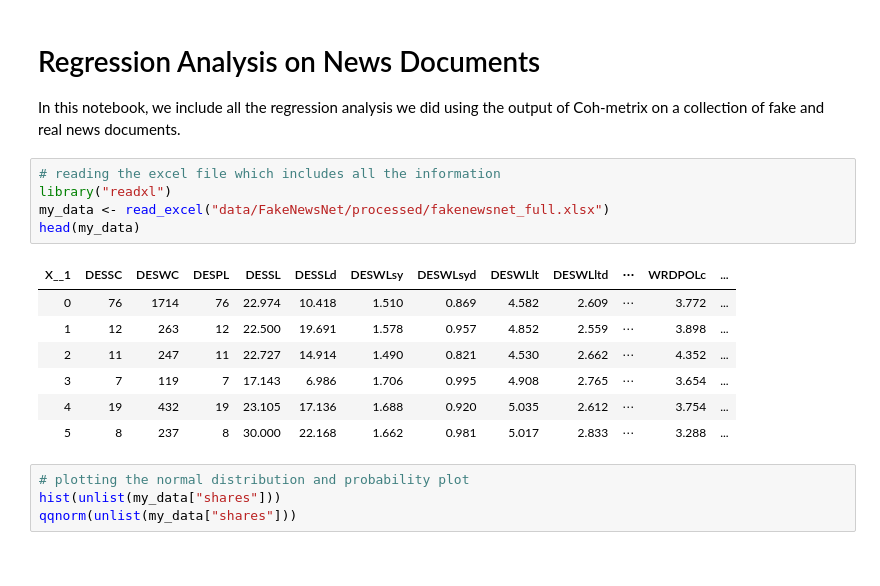
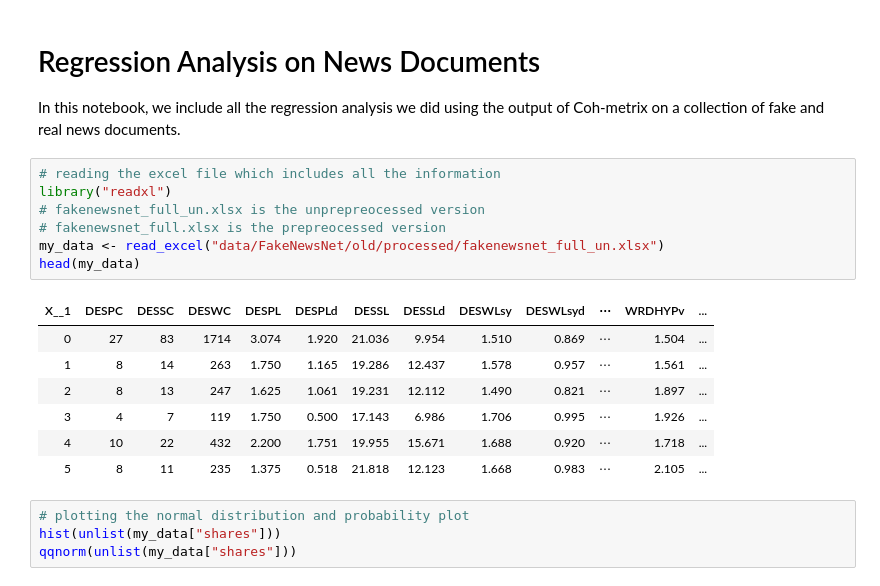
Before and after one commit to phosseini/SBP-BRiMS2019, a Jupyter notebook: regression_analysis.ipynb, the cells around one changed output. Drawn from its saved outputs; the diff is of its cells as text.

```diff
--- a/regression_analysis.ipynb
+++ b/regression_analysis.ipynb
@@ -4,16 +4,18 @@ In this notebook, we include all the regression analysis we did using the output
 # %%
 # reading the excel file which includes all the information
 library("readxl")
-my_data <- read_excel("data/FakeNewsNet/processed/fakenewsnet_full.xlsx")
+# fakenewsnet_full_un.xlsx is the unprepreocessed version
+# fakenewsnet_full.xlsx is the prepreocessed version
+my_data <- read_excel("data/FakeNewsNet/old/processed/fakenewsnet_full_un.xlsx")
 head(my_data)
 # %% [output]
-| X__1 | DESSC | DESWC | DESPL | DESSL | DESSLd | DESWLsy | DESWLsyd | DESWLlt | DESWLltd | ⋯ | WRDPOLc | ... |
-| 0 | 76 | 1714 | 76 | 22.974 | 10.418 | 1.510 | 0.869 | 4.582 | 2.609 | ⋯ | 3.772 | ... |
-| 1 | 12 | 263 | 12 | 22.500 | 19.691 | 1.578 | 0.957 | 4.852 | 2.559 | ⋯ | 3.898 | ... |
-| 2 | 11 | 247 | 11 | 22.727 | 14.914 | 1.490 | 0.821 | 4.530 | 2.662 | ⋯ | 4.352 | ... |
-| 3 | 7 | 119 | 7 | 17.143 | 6.986 | 1.706 | 0.995 | 4.908 | 2.765 | ⋯ | 3.654 | ... |
-| 4 | 19 | 432 | 19 | 23.105 | 17.136 | 1.688 | 0.920 | 5.035 | 2.612 | ⋯ | 3.754 | ... |
-| 5 | 8 | 237 | 8 | 30.000 | 22.168 | 1.662 | 0.981 | 5.017 | 2.833 | ⋯ | 3.288 | ... |
+| X__1 | DESPC | DESSC | DESWC | DESPL | DESPLd | DESSL | DESSLd | DESWLsy | DESWLsyd | ⋯ | WRDHYPv | ... |
+| 0 | 27 | 83 | 1714 | 3.074 | 1.920 | 21.036 | 9.954 | 1.510 | 0.869 | ⋯ | 1.504 | ... |
+| 1 | 8 | 14 | 263 | 1.750 | 1.165 | 19.286 | 12.437 | 1.578 | 0.957 | ⋯ | 1.561 | ... |
+| 2 | 8 | 13 | 247 | 1.625 | 1.061 | 19.231 | 12.112 | 1.490 | 0.821 | ⋯ | 1.897 | ... |
+| 3 | 4 | 7 | 119 | 1.750 | 0.500 | 17.143 | 6.986 | 1.706 | 0.995 | ⋯ | 1.926 | ... |
+| 4 | 10 | 22 | 432 | 2.200 | 1.751 | 19.955 | 15.671 | 1.688 | 0.920 | ⋯ | 1.718 | ... |
+| 5 | 8 | 11 | 235 | 1.375 | 0.518 | 21.818 | 12.123 | 1.668 | 0.983 | ⋯ | 2.105 | ... |
 # %%
 # plotting the normal distribution and probability plot
 hist(unlist(my_data["shares"]))
```
Also changed, not shown: parts of 9 cells of this notebook, 2 other files.
